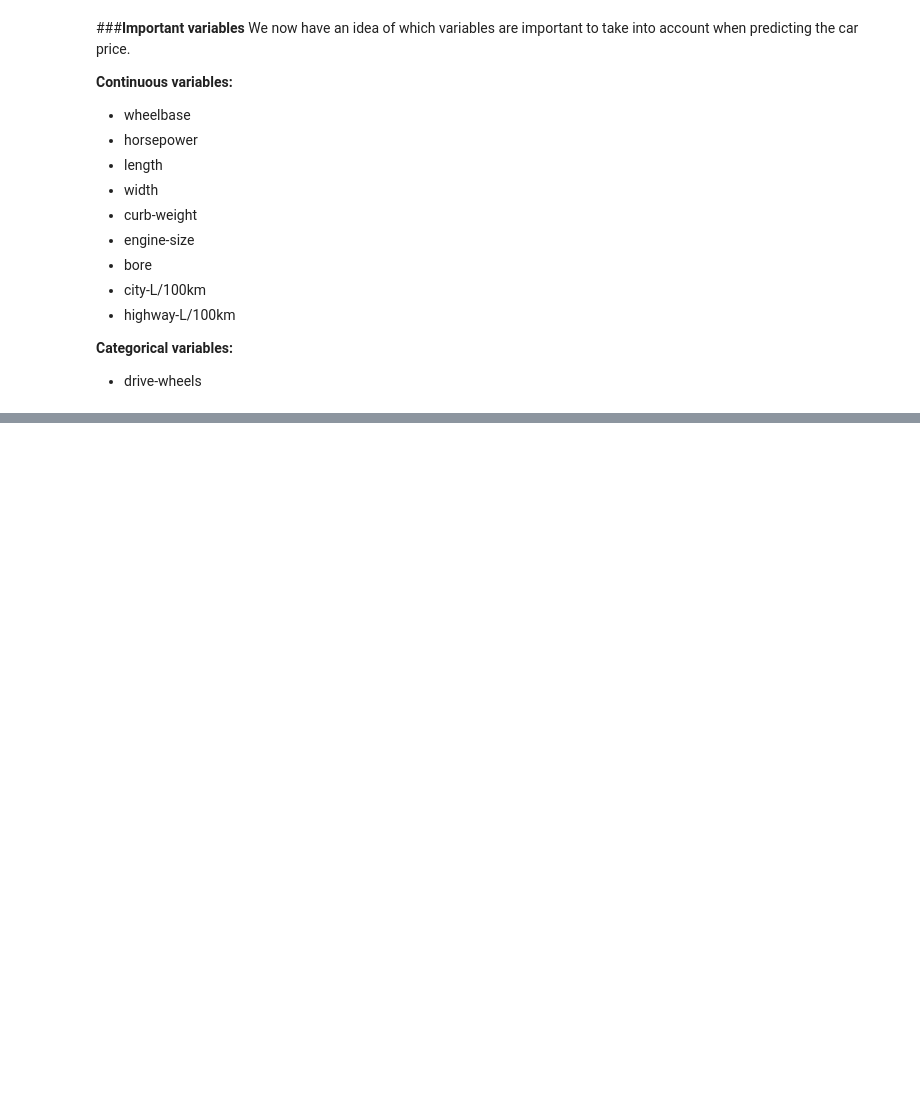
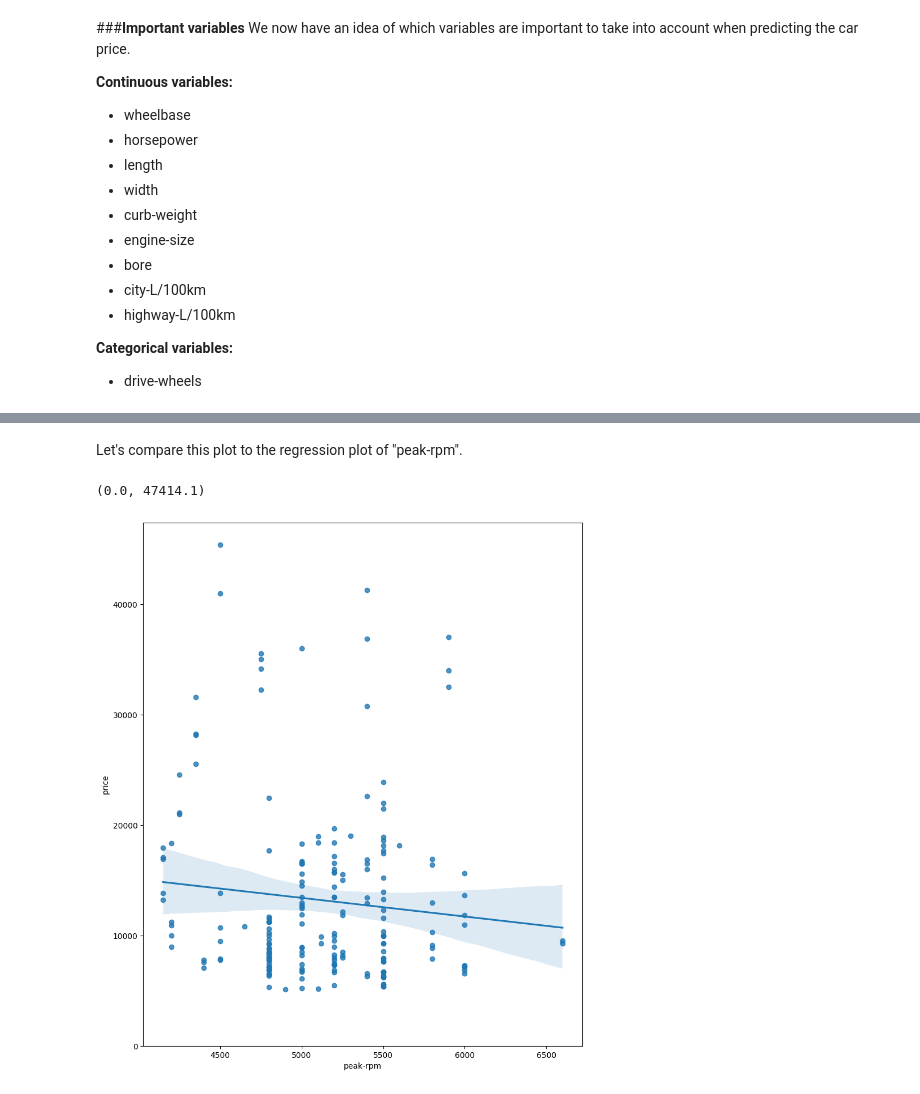
Before and after one commit to Rubieskyama/Data-Science-Ecosystem, a Jupyter notebook: Data Analytics with Python/Used_cars_pricing_analyzer.ipynb, the cells around one changed output, grey strips where cells are left out. Drawn from its saved outputs; the diff is of its cells as text; code cells hidden in the pictures; blank space fills up the shorter version.

```diff
--- a/Data Analytics with Python/Used_cars_pricing_analyzer.ipynb
+++ b/Data Analytics with Python/Used_cars_pricing_analyzer.ipynb
@@ -663,0 +756,9 @@ We now have an idea of which variables are important to take into account when p
+# %% [markdown]
+Let's compare this plot to the regression plot of "peak-rpm".
+# %%
+plt.figure(figsize=(width,height))
+sns.regplot(x=df['peak-rpm'], y=df['price'], data=df)
+plt.ylim(0,)
+# %% [output]
+(0.0, 47414.1)
+[figure, added]
```
Also changed, not shown: parts of 31 cells of this notebook.
